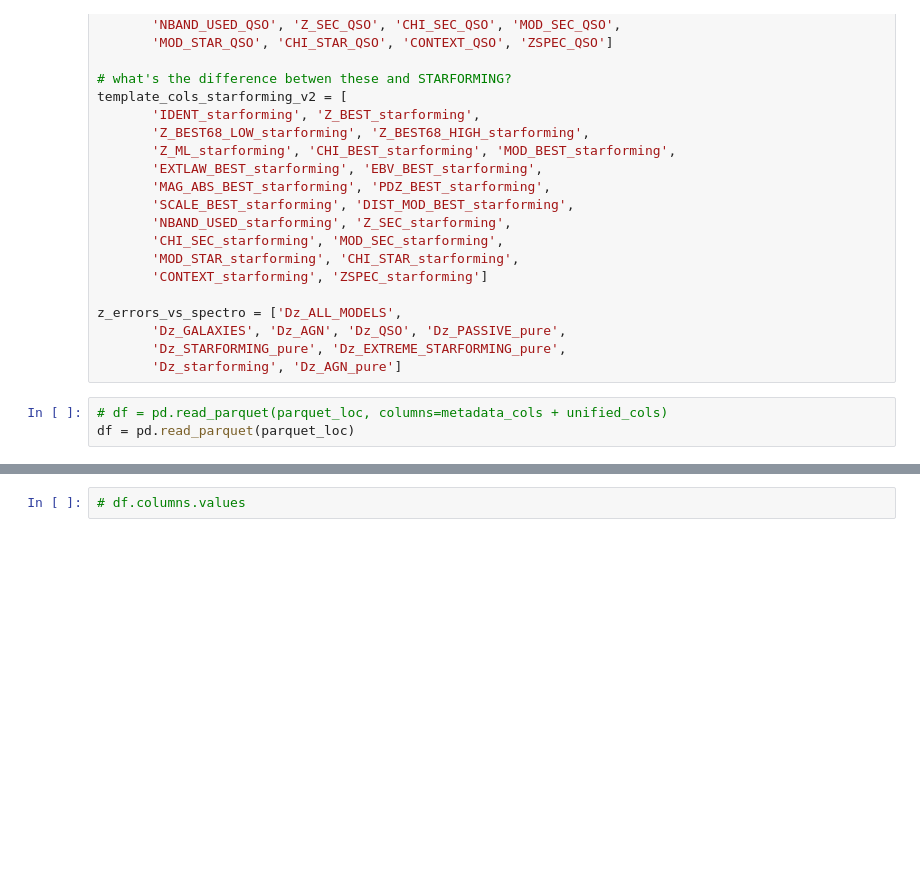
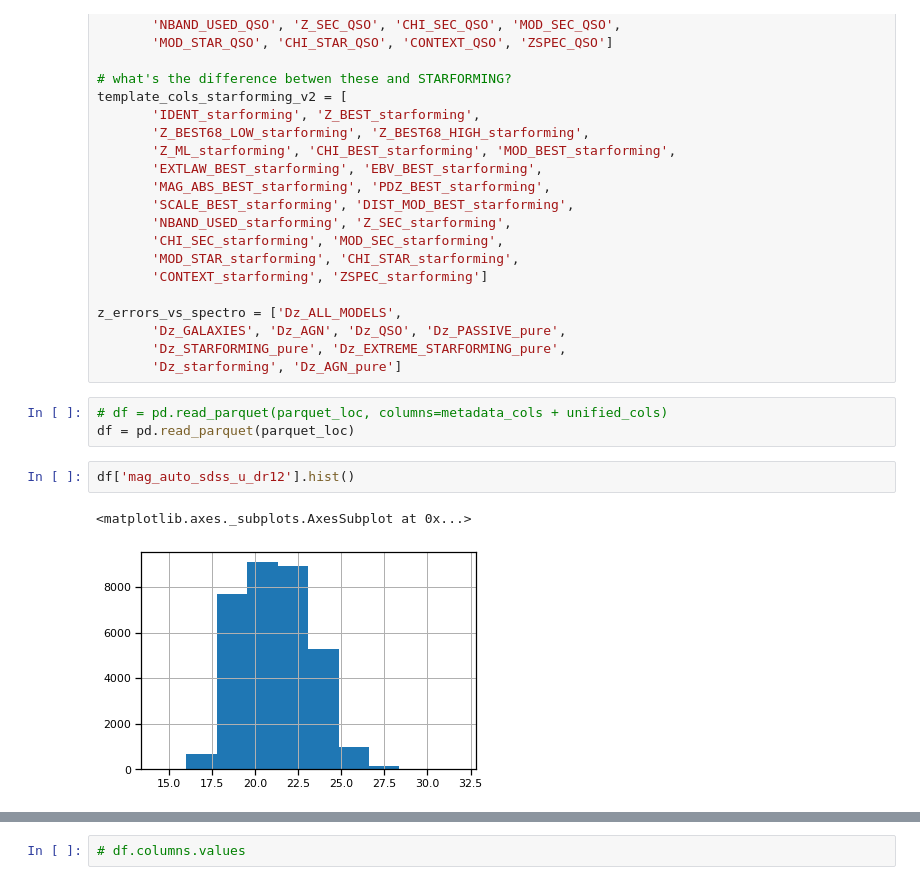
Before and after one commit to mwalmsley/agnfinder, a Jupyter notebook: notebooks/data_exploration/known_sample_exploration.ipynb, the cells around one changed output, grey strips where cells are left out. Cells and saved outputs as stored; diff of their text form; blank space fills up the shorter version.

```diff
--- a/notebooks/data_exploration/known_sample_exploration.ipynb
+++ b/notebooks/data_exploration/known_sample_exploration.ipynb
@@ -244,3 +244,8 @@ z_errors_vs_spectro = ['Dz_ALL_MODELS',
 # %%
 # df = pd.read_parquet(parquet_loc, columns=metadata_cols + unified_cols)
 df = pd.read_parquet(parquet_loc)
+# %%
+df['mag_auto_sdss_u_dr12'].hist()
+# %% [output]
+<matplotlib.axes._subplots.AxesSubplot at 0x...>
+[figure, added]
```
Also changed, not shown: parts of 15 cells of this notebook, 17 other files.
